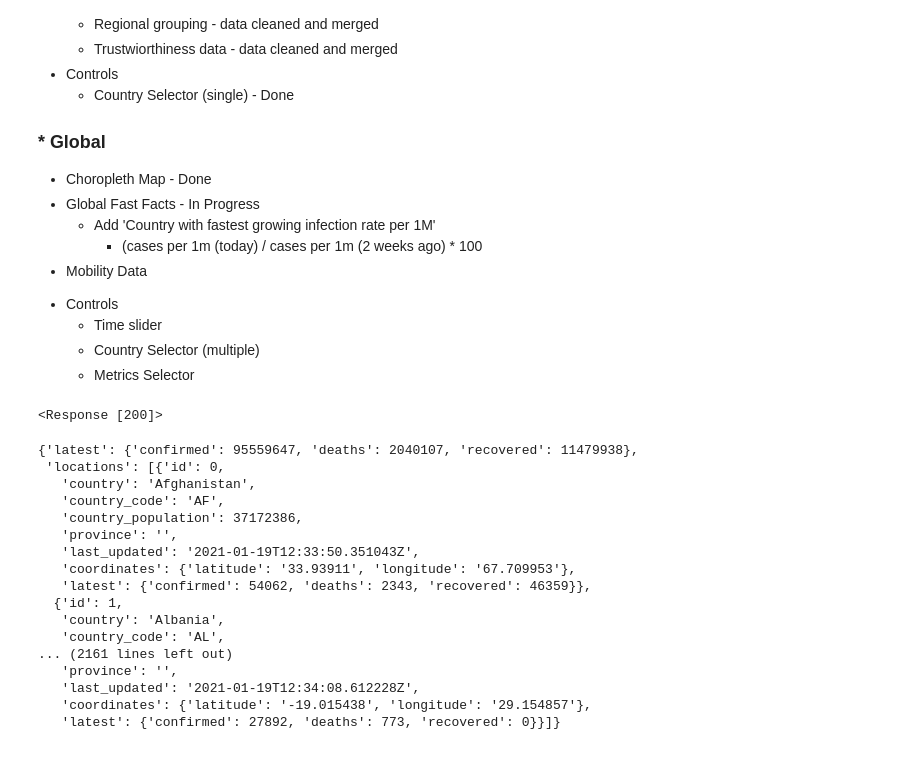
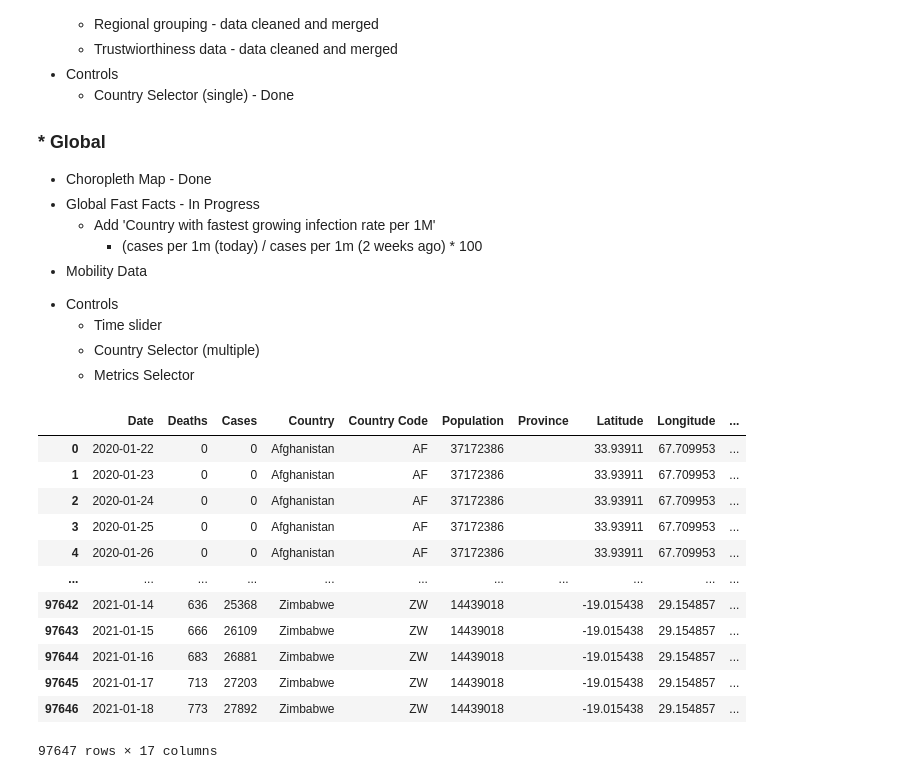
Before and after one commit to ericswetts/ems-covid19-dashboard, a Jupyter notebook: Feature_Sandbox.ipynb, the cells around one changed output. Saved outputs shown, nothing was run; the diff lists cells and outputs as text; code cells hidden in the pictures.

```diff
--- a/Feature_Sandbox.ipynb
+++ b/Feature_Sandbox.ipynb
@@ -814,27 +817,24 @@ def get_from_api():
     except Exception as e:
         print('Error making API call: ', e)
         return e
-# %%
-get_from_api()
-# %% [output]
-<Response [200]>
-{'latest': {'confirmed': 95559647, 'deaths': 2040107, 'recovered': 11479938},
- 'locations': [{'id': 0,
-   'country': 'Afghanistan',
-   'country_code': 'AF',
-   'country_population': 37172386,
-   'province': '',
-   'last_updated': '2021-01-19T12:33:50.351043Z',
-   'coordinates': {'latitude': '33.93911', 'longitude': '67.709953'},
-   'latest': {'confirmed': 54062, 'deaths': 2343, 'recovered': 46359}},
-  {'id': 1,
-   'country': 'Albania',
-   'country_code': 'AL',
-... (2161 lines left out)
-   'province': '',
-   'last_updated': '2021-01-19T12:34:08.612228Z',
-   'coordinates': {'latitude': '-19.015438', 'longitude': '29.154857'},
-   'latest': {'confirmed': 27892, 'deaths': 773, 'recovered': 0}}]}
 # %%
 url = 'https://jsonplaceholder.typicode.com/todos/1'
 url2 = 'https://coronavirus-tracker-api.herokuapp.com/v2/locations'
+# %%
+# data = get_from_api()
+# new_df = json_to_df(data)
+new_df
+# %% [output]
+|  | Date | Deaths | Cases | Country | Country Code | Population | Province | Latitude | Longitude | ... |
+| 0 | 2020-01-22 | 0 | 0 | Afghanistan | AF | 37172386 |  | 33.93911 | 67.709953 | ... |
+| 1 | 2020-01-23 | 0 | 0 | Afghanistan | AF | 37172386 |  | 33.93911 | 67.709953 | ... |
+| 2 | 2020-01-24 | 0 | 0 | Afghanistan | AF | 37172386 |  | 33.93911 | 67.709953 | ... |
+| 3 | 2020-01-25 | 0 | 0 | Afghanistan | AF | 37172386 |  | 33.93911 | 67.709953 | ... |
+| 4 | 2020-01-26 | 0 | 0 | Afghanistan | AF | 37172386 |  | 33.93911 | 67.709953 | ... |
+| ... | ... | ... | ... | ... | ... | ... | ... | ... | ... | ... |
+| 97642 | 2021-01-14 | 636 | 25368 | Zimbabwe | ZW | 14439018 |  | -19.015438 | 29.154857 | ... |
+| 97643 | 2021-01-15 | 666 | 26109 | Zimbabwe | ZW | 14439018 |  | -19.015438 | 29.154857 | ... |
+| 97644 | 2021-01-16 | 683 | 26881 | Zimbabwe | ZW | 14439018 |  | -19.015438 | 29.154857 | ... |
+| 97645 | 2021-01-17 | 713 | 27203 | Zimbabwe | ZW | 14439018 |  | -19.015438 | 29.154857 | ... |
+| 97646 | 2021-01-18 | 773 | 27892 | Zimbabwe | ZW | 14439018 |  | -19.015438 | 29.154857 | ... |
+97647 rows × 17 columns
```
Also changed, not shown: parts of 3 cells of this notebook, 1 other file.
